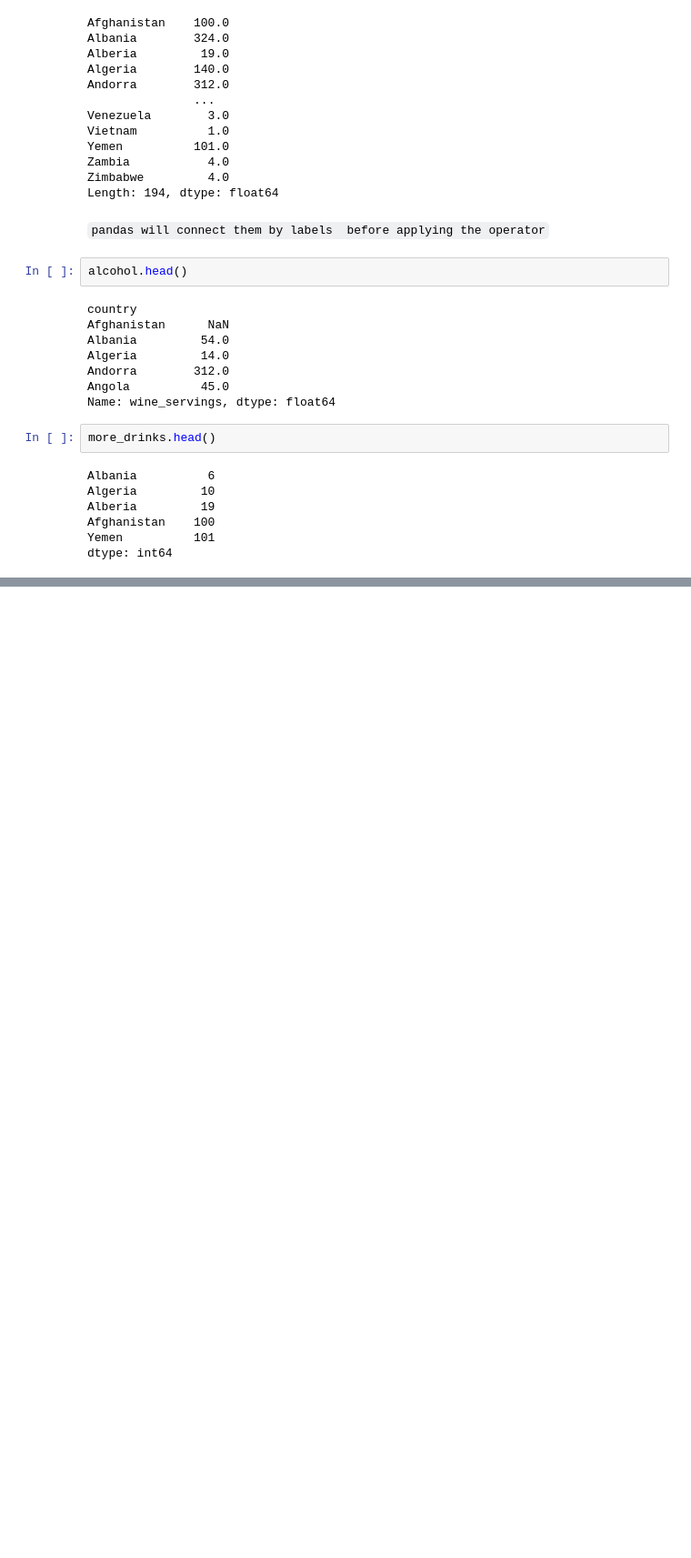
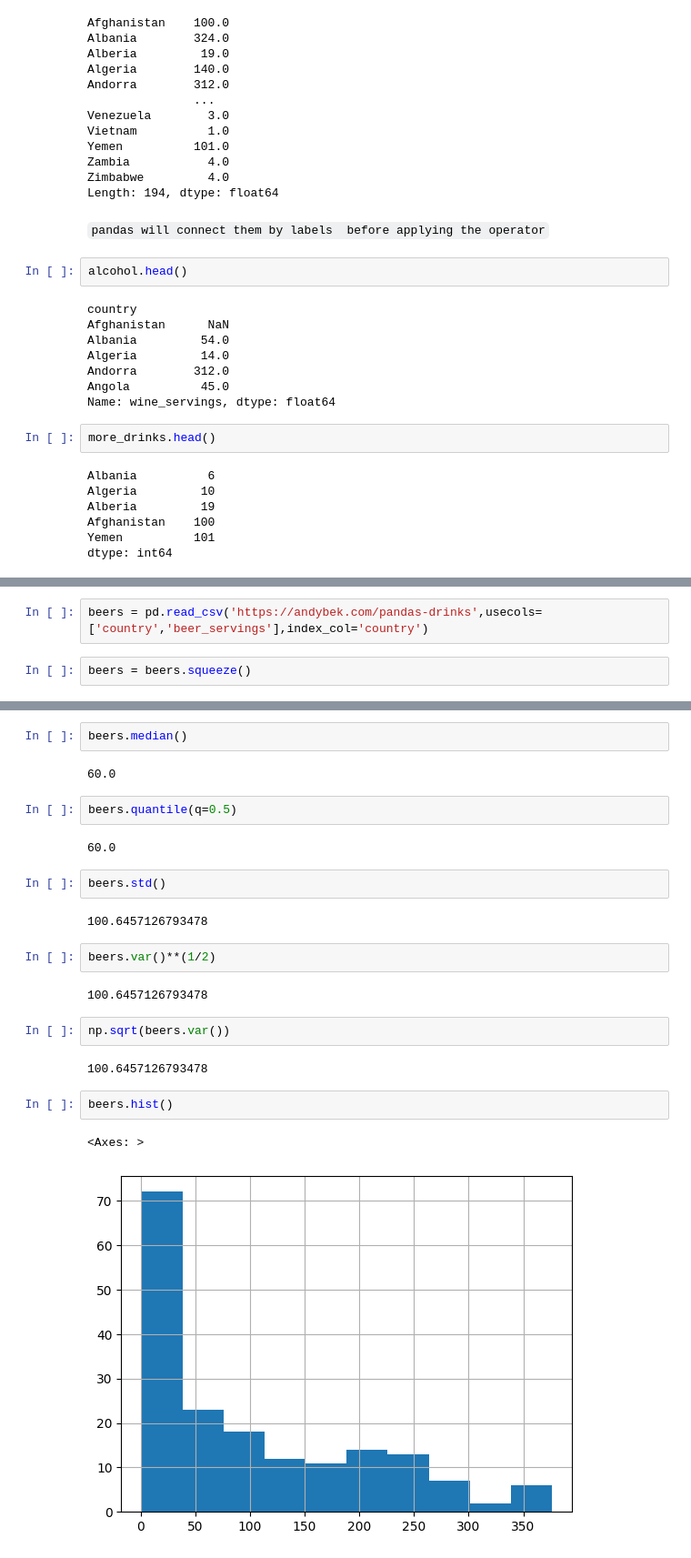
Before and after one commit to AmroEid77/Advance-Pandas, a Jupyter notebook: Series Methods And Handling/series_methods_and_handling.ipynb, the cells around one changed output, grey strips where cells are left out. Shown: that part at 91% size. Saved outputs shown, nothing was run; the diff lists cells and outputs as text; blank space fills up the shorter version.

```diff
--- a/Series Methods And Handling/series_methods_and_handling.ipynb
+++ b/Series Methods And Handling/series_methods_and_handling.ipynb
@@ -1351,0 +1980,4 @@ dtype: int64
+# %%
+beers = pd.read_csv('https://andybek.com/pandas-drinks',usecols=['country','beer_servings'],index_col='country')
+# %%
+beers = beers.squeeze()
@@ -1351,0 +2016,25 @@ dtype: int64
+# %%
+beers.median()
+# %% [output]
+60.0
+# %%
+beers.quantile(q=0.5)
+# %% [output]
+60.0
+# %%
+beers.std()
+# %% [output]
+100.6457126793478
+# %%
+beers.var()**(1/2)
+# %% [output]
+100.6457126793478
+# %%
+np.sqrt(beers.var())
+# %% [output]
+100.6457126793478
+# %%
+beers.hist()
+# %% [output]
+<Axes: >
+[figure, added]
```
Also changed, not shown: parts of 96 cells of this notebook.
